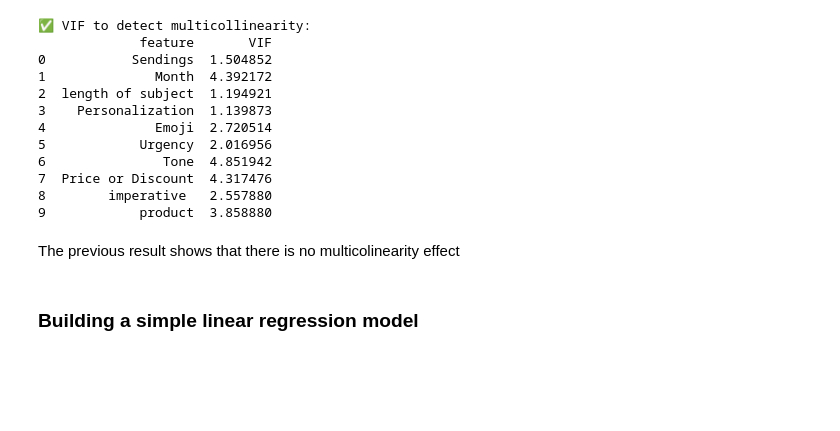
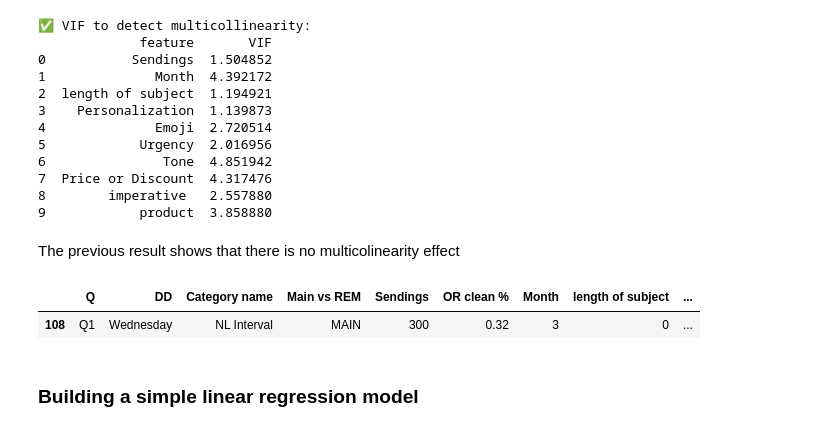
Before and after one commit to ahmad-elgantiry/Emails-Subject-line-Analysis-to-improve-OR-and-CTR, a Jupyter notebook: OR_predictions_model.ipynb, the cells around one changed output. Cells and saved outputs as stored; diff of their text form; code cells hidden in the pictures; blank space fills up the shorter version.

```diff
--- a/OR_predictions_model.ipynb
+++ b/OR_predictions_model.ipynb
@@ -126,3 +126,28 @@ print(vif_data)
 9            product  3.858880
 # %% [markdown]
 The previous result shows that there is no multicolinearity effect
+# %%
+def detect_outliers_in_column_table(df, col):
+    if col not in df.columns:
+        raise ValueError(f"Column '{col}' not found in DataFrame.")
+
+    Q1 = df[col].quantile(0.10)
+    Q3 = df[col].quantile(0.90)
+    IQR = Q3 - Q1
+
+    lower_bound = Q1 - 1.5 * IQR
+    upper_bound = Q3 + 1.5 * IQR
+
+    # Filter out the outliers
+    outliers = df[(df[col] < lower_bound) | (df[col] > upper_bound)].copy()
+
+    # Optional: Add a column showing the outlier value clearly
+    outliers['outlier_value'] = outliers[col]
+
+    return outliers
+# %%
+outliers_OR = detect_outliers_in_column_table(df, "OR clean %")
+display(outliers_OR)
+# %% [output]
+|  | Q | DD | Category name | Main vs REM | Sendings | OR clean % | Month | length of subject | ... |
+| 108 | Q1 | Wednesday | NL Interval | MAIN | 300 | 0.32 | 3 | 0 | ... |
```
Also changed, not shown: parts of 5 cells of this notebook, 1 other file.
